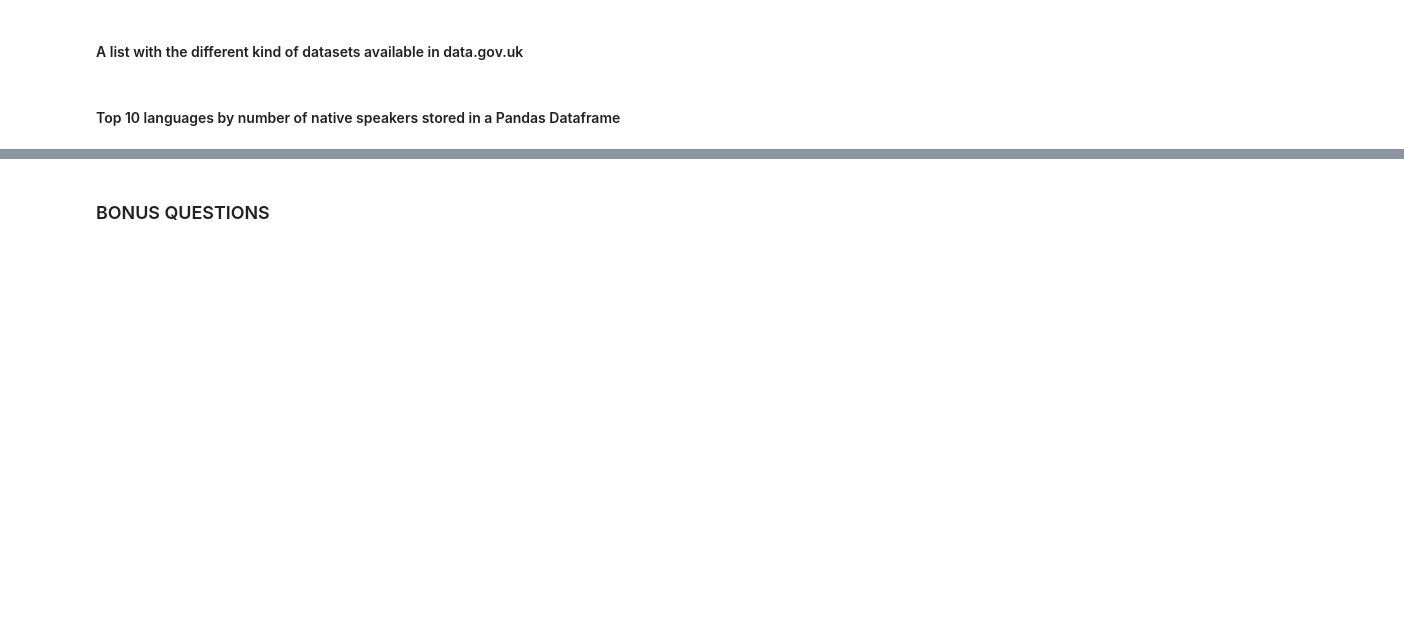
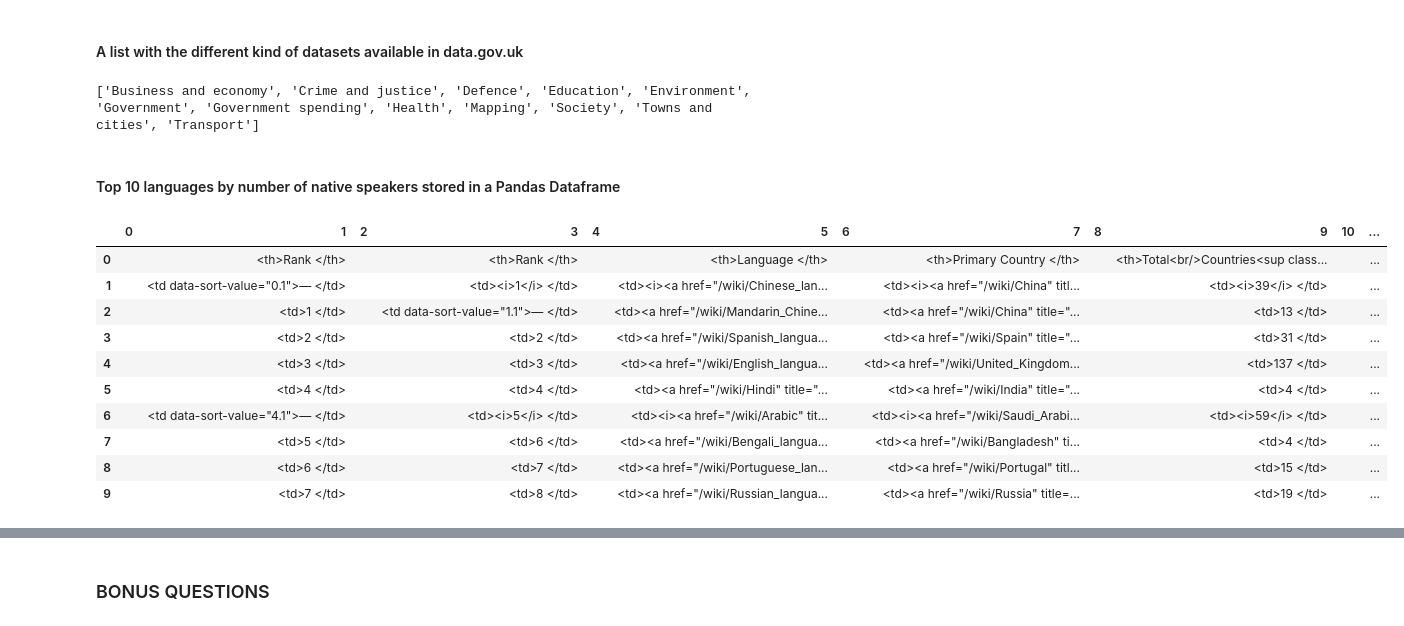
Before and after one commit to evitry/ironhack-datalabs-dataparis0619-pt, a Jupyter notebook: module-1/lab-web-scraping/your-code/main.ipynb, the cells around one changed output, grey strips where cells are left out. Saved outputs shown, nothing was run; the diff lists cells and outputs as text; code cells hidden in the pictures; blank space fills up the shorter version.

```diff
--- a/module-1/lab-web-scraping/your-code/main.ipynb
+++ b/module-1/lab-web-scraping/your-code/main.ipynb
@@ -462,3 +448,14 @@ url = 'https://data.gov.uk/'
+# %%
+subject_tags=soup.find('div',{'class':'grid-row dgu-topics'}).find_all('div',{'class':'column-one-third'})
+subjects=[]
+for subject_tag in subject_tags:
+    subject_a_tags=subject_tag.find_all('li')
+    for subject_a_tag in subject_a_tags:
+        subject=subject_a_tag.find('a').text
+        subjects.append(subject)
+print(subjects)
+# %% [output]
+['Business and economy', 'Crime and justice', 'Defence', 'Education', 'Environment', 'Government', 'Government spending', 'Health', 'Mapping', 'Society', 'Towns and cities', 'Transport']
 # %% [markdown]
 #### Top 10 languages by number of native speakers stored in a Pandas Dataframe
 # %%
@@ -468,0 +464,21 @@ url = 'https://en.wikipedia.org/wiki/List_of_languages_by_number_of_native_speak
+# %%
+#your code
+html=requests.get(url).content
+soup=BeautifulSoup(html,'lxml')
+# %%
+table_rows=soup.find_all('div',{'class':'mw-parser-output'})[0].find_all('table')[0].find('tbody').find_all('tr',limit=10)
+#to correct
+languages=pd.DataFrame(table_rows)
+languages
+# %% [output]
+|  | 0 | 1 | 2 | 3 | 4 | 5 | 6 | 7 | 8 | 9 | 10 | ... |
+| 0 |  | <th>Rank </th> |  | <th>Rank </th> |  | <th>Language </th> |  | <th>Primary Country </th> |  | <th>Total<br/>Countries<sup class... |  | ... |
+| 1 |  | <td data-sort-value="0.1">— </td> |  | <td><i>1</i> </td> |  | <td><i><a href="/wiki/Chinese_lan... |  | <td><i><a href="/wiki/China" titl... |  | <td><i>39</i> </td> |  | ... |
+| 2 |  | <td>1 </td> |  | <td data-sort-value="1.1">— </td> |  | <td><a href="/wiki/Mandarin_Chine... |  | <td><a href="/wiki/China" title="... |  | <td>13 </td> |  | ... |
+| 3 |  | <td>2 </td> |  | <td>2 </td> |  | <td><a href="/wiki/Spanish_langua... |  | <td><a href="/wiki/Spain" title="... |  | <td>31 </td> |  | ... |
+| 4 |  | <td>3 </td> |  | <td>3 </td> |  | <td><a href="/wiki/English_langua... |  | <td><a href="/wiki/United_Kingdom... |  | <td>137 </td> |  | ... |
+| 5 |  | <td>4 </td> |  | <td>4 </td> |  | <td><a href="/wiki/Hindi" title="... |  | <td><a href="/wiki/India" title="... |  | <td>4 </td> |  | ... |
+| 6 |  | <td data-sort-value="4.1">— </td> |  | <td><i>5</i> </td> |  | <td><i><a href="/wiki/Arabic" tit... |  | <td><i><a href="/wiki/Saudi_Arabi... |  | <td><i>59</i> </td> |  | ... |
+| 7 |  | <td>5 </td> |  | <td>6 </td> |  | <td><a href="/wiki/Bengali_langua... |  | <td><a href="/wiki/Bangladesh" ti... |  | <td>4 </td> |  | ... |
+| 8 |  | <td>6 </td> |  | <td>7 </td> |  | <td><a href="/wiki/Portuguese_lan... |  | <td><a href="/wiki/Portugal" titl... |  | <td>15 </td> |  | ... |
+| 9 |  | <td>7 </td> |  | <td>8 </td> |  | <td><a href="/wiki/Russian_langua... |  | <td><a href="/wiki/Russia" title=... |  | <td>19 </td> |  | ... |
```
Also changed, not shown: parts of 16 cells of this notebook, 9 other files.
